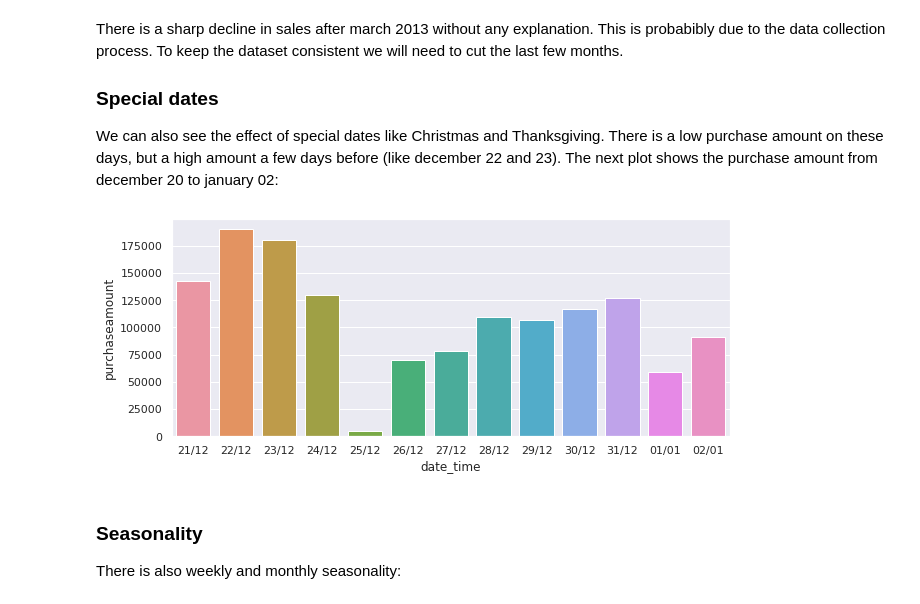
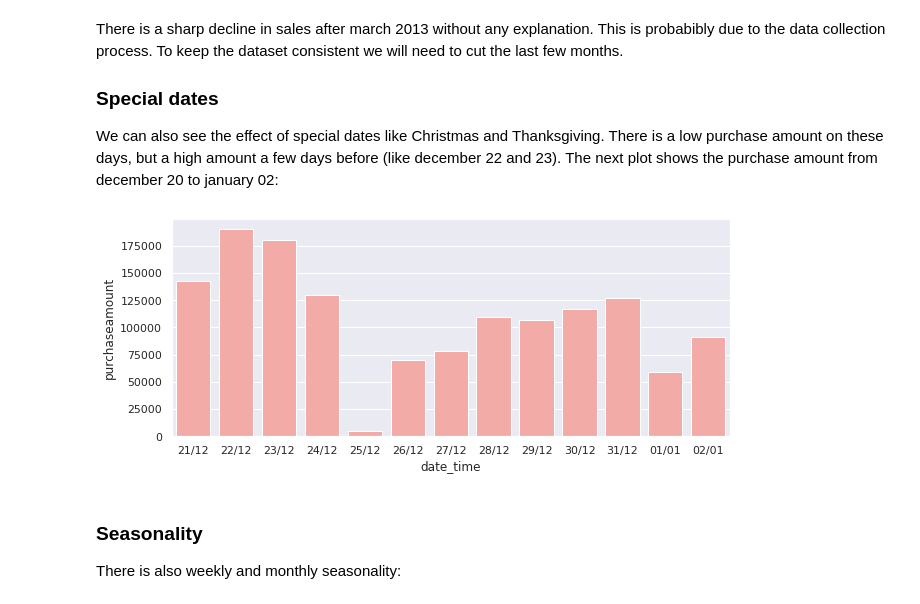
Before and after one commit to js-aguiar/customer_revenue_prediction, a Jupyter notebook: 01_exploratory_analysis.ipynb, the cells around one changed output. Cells and saved outputs as stored; diff of their text form; code cells hidden in the pictures.

Commit message:
New plots for exploratory analysis
Added a heatmap and a few other plots to the exploratory analysis notebook

```diff
--- a/01_exploratory_analysis.ipynb
+++ b/01_exploratory_analysis.ipynb
@@ -202,11 +204,12 @@ We can also see the effect of special dates like Christmas and Thanksgiving. The
 # %%
 window = ds[(ds.index > datetime(2012, 12, 20)) & (ds.index < datetime(2013, 1, 3))]
 window = window.to_frame().reset_index()
 
 plt.figure(figsize=(10,4))
-_ = sns.barplot(x=window.date_time.dt.strftime("%d/%m"), y=window.purchaseamount)
+_ = sns.barplot(x=window.date_time.dt.strftime("%d/%m"),
+                y=window.purchaseamount, color="r")
 # %% [output]
-[figure, old version]
+[figure, new version]
 # %% [markdown]
 ### Seasonality
 
```
Also changed, not shown: parts of 10 cells of this notebook.
